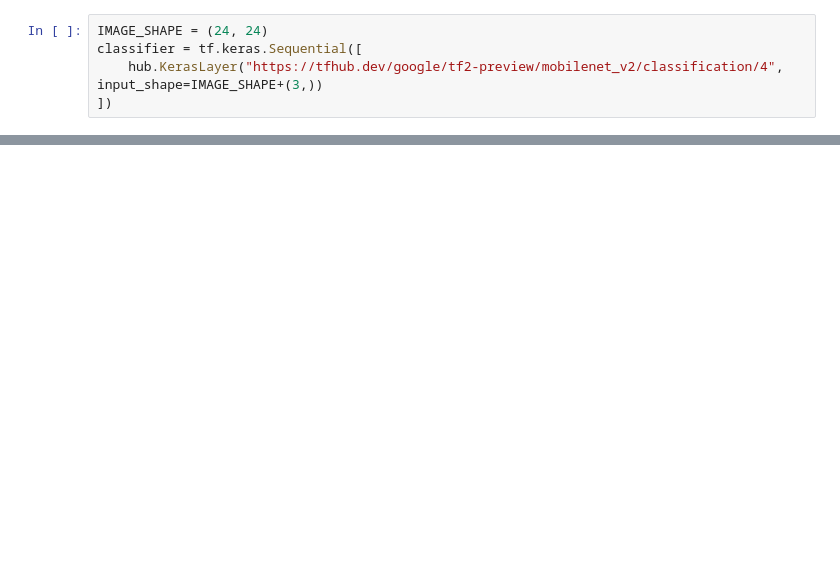
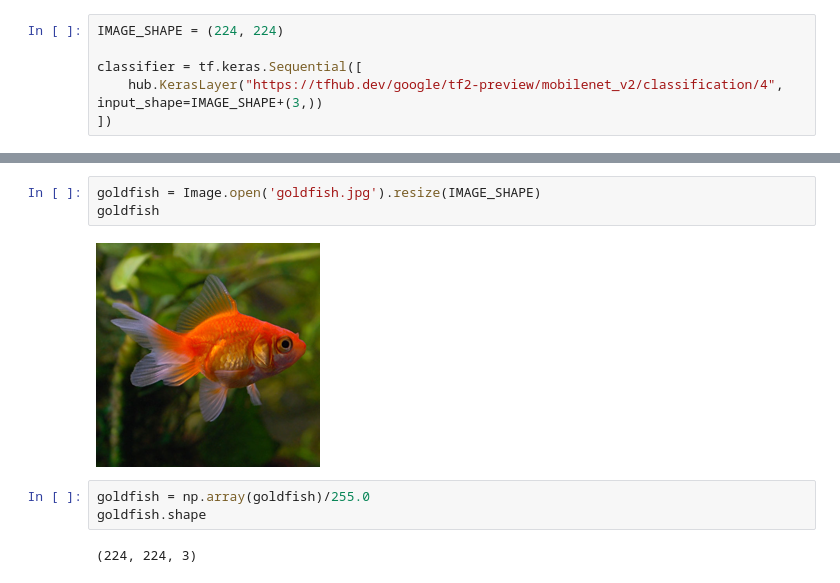
Before and after one commit to MuhammadUmerKhan/Python_Files, a Jupyter notebook: All Files/Deep Learning/Again/cnn_transfer_learning.ipynb, the cells around one changed output, grey strips where cells are left out. Cells and saved outputs as stored; diff of their text form; blank space fills up the shorter version.

```diff
--- a/All Files/Deep Learning/Again/cnn_transfer_learning.ipynb
+++ b/All Files/Deep Learning/Again/cnn_transfer_learning.ipynb
@@ -14,5 +13,6 @@ WARNING:tensorflow:From C:\Users\muham\AppData\Local\anaconda3\envs\myenv_ver_3_
 # %%
-IMAGE_SHAPE = (24, 24)
+IMAGE_SHAPE = (224, 224)
+
 classifier = tf.keras.Sequential([
     hub.KerasLayer("https://tfhub.dev/google/tf2-preview/mobilenet_v2/classification/4", input_shape=IMAGE_SHAPE+(3,))
 ])
@@ -26,0 +19,10 @@ ValueError: Only instances of `keras.Layer` can be added to a Sequential model.
+# %%
+goldfish = Image.open('goldfish.jpg').resize(IMAGE_SHAPE)
+goldfish
+# %% [output]
+[figure, added]
+# %%
+goldfish = np.array(goldfish)/255.0
+goldfish.shape
+# %% [output]
+(224, 224, 3)
```
Also changed, not shown: parts of 32 cells of this notebook, 1 other file.
